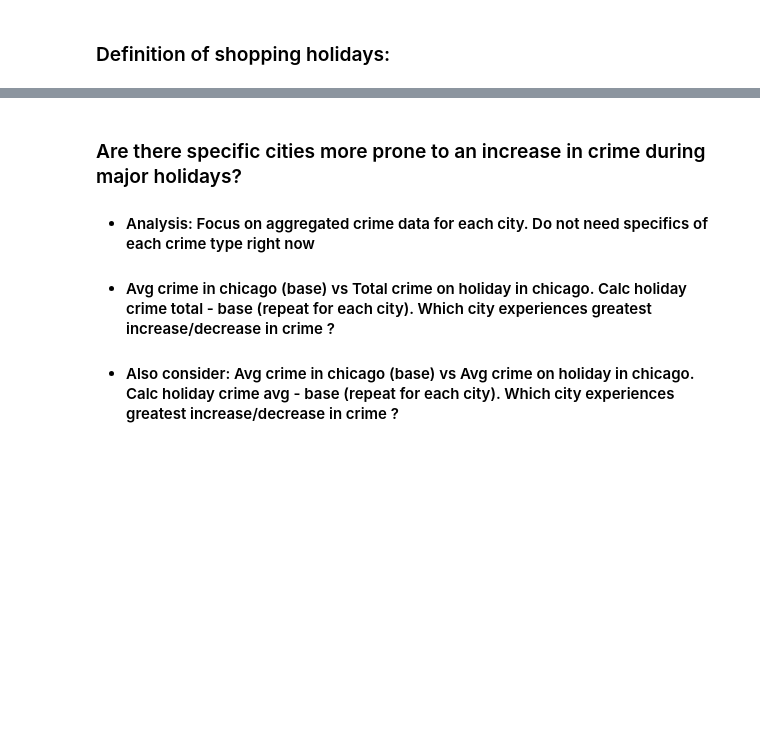
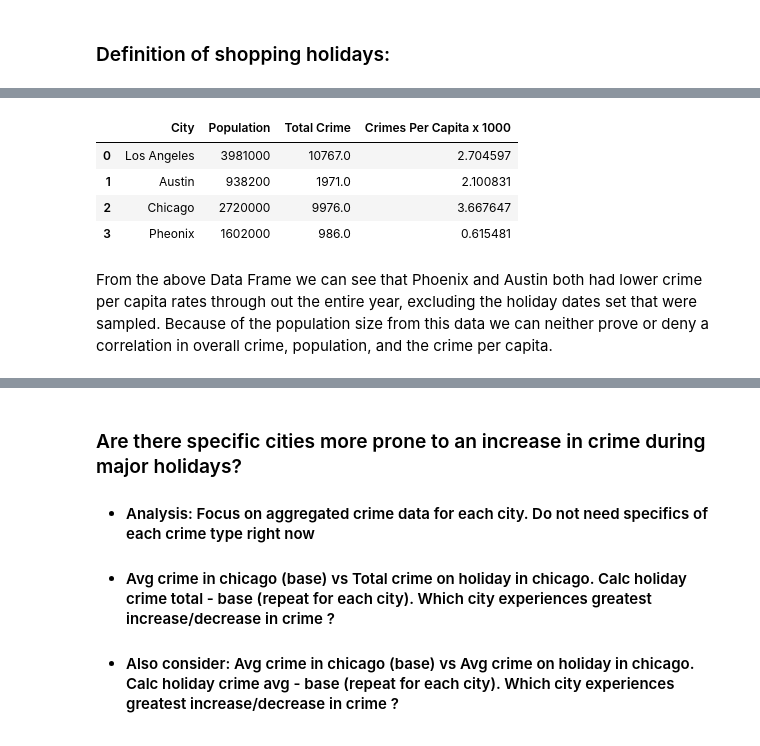
Before and after one commit to Rasbeartin/Project_1_crime, a Jupyter notebook: crime_by_date_revised/final_data_analysis.ipynb, the cells around one changed output, grey strips where cells are left out. Saved outputs shown, nothing was run; the diff lists cells and outputs as text; code cells hidden in the pictures; blank space fills up the shorter version.

```diff
--- a/crime_by_date_revised/final_data_analysis.ipynb
+++ b/crime_by_date_revised/final_data_analysis.ipynb
@@ -128,0 +311,26 @@ holiday_df
+# %%
+holidays_df = pd.read_csv('retail_holidays.csv')
+hol_2016 = holidays_df.drop(['2015 Year','2017 Year','2018 Year'], axis = 1)
+
+holiday_2016 = pheonix_2016.merge(hol_2016, left_on='Date', right_on='2016 Year', how='left')
+holiday_2016.drop('2016 Year', axis=1, inplace=True)
+hol_2016_pheonix = holiday_2016.dropna(how = 'any')
+
+# Sum Phoenix Holiday Crimes.
+motor_hol = hol_2016_pheonix['MOTOR VEHICLE THEFT'].sum()
+theft_hol = hol_2016_pheonix['LARCENY-THEFT'].sum()
+sex_hol = hol_2016_pheonix['RAPE'].sum()
+drug_hol = hol_2016_pheonix['DRUG OFFENSE'].sum()
+burglary_hol = hol_2016_pheonix['BURGLARY'].sum()
+assault_hol = hol_2016_pheonix['AGGRAVATED ASSAULT'].sum()
+murder_hol = hol_2016_pheonix['MURDER AND NON-NEGLIGENT MANSLAUGHTER'].sum()
+robbery_hol = hol_2016_pheonix['ROBBERY'].sum()
+arson_hol = hol_2016_pheonix['ARSON'].sum()
+
+# Add all crimes together.
+pheonix_hol_crime = (motor_hol + theft_hol + sex_hol + drug_hol + burglary_hol +
+                 assault_hol + murder_hol + robbery_hol + arson_hol)
+# Summed crimes for LA, Chicago, and Austin.
+la_hol_crime = hol_form_la['Total Crime Count'].sum()
+chicago_hol_crime = hol_form_chicago['Total Crime Count'].sum()
+austin_hol_crime = hol_form_austin['Total Crime Count'].sum()
@@ -128,0 +464,23 @@ holiday_df
+# %%
+# Determine holiday crime per capita for holidays only.
+la_hol_capita = la_hol_crime / la_pop
+austin_hol_capita = austin_hol_crime / austin_pop
+chicago_hol_capita = chicago_hol_crime / chicago_pop
+pheonix_hol_capita = pheonix_hol_crime / phoenix_pop
+
+# Holidays crimes per capita data frame.
+holidays_df = pd.DataFrame ({'City': ['Los Angeles', 'Austin', 'Chicago', 'Pheonix'],
+                          'Population': [la_pop, austin_pop, chicago_pop, phoenix_pop],
+                          'Total Crime': [la_hol_crime, austin_hol_crime, chicago_hol_crime, pheonix_hol_crime],
+                          'Crimes Per Capita x 1000': [la_hol_capita*1000, austin_hol_capita*1000,
+                           chicago_hol_capita*1000, pheonix_hol_capita*1000]})
+
+holidays_df
+# %% [output]
+|  | City | Population | Total Crime | Crimes Per Capita x 1000 |
+| 0 | Los Angeles | 3981000 | 10767.0 | 2.704597 |
+| 1 | Austin | 938200 | 1971.0 | 2.100831 |
+| 2 | Chicago | 2720000 | 9976.0 | 3.667647 |
+| 3 | Pheonix | 1602000 | 986.0 | 0.615481 |
+# %% [markdown]
+From the above Data Frame we can see that Phoenix and Austin both had lower crime per capita rates through out the entire year, excluding the holiday dates set that were sampled. Because of the population size from this data we can neither prove or deny a correlation in overall crime, population, and the crime per capita.
```
Also changed, not shown: parts of 34 cells of this notebook, 9 other files.
